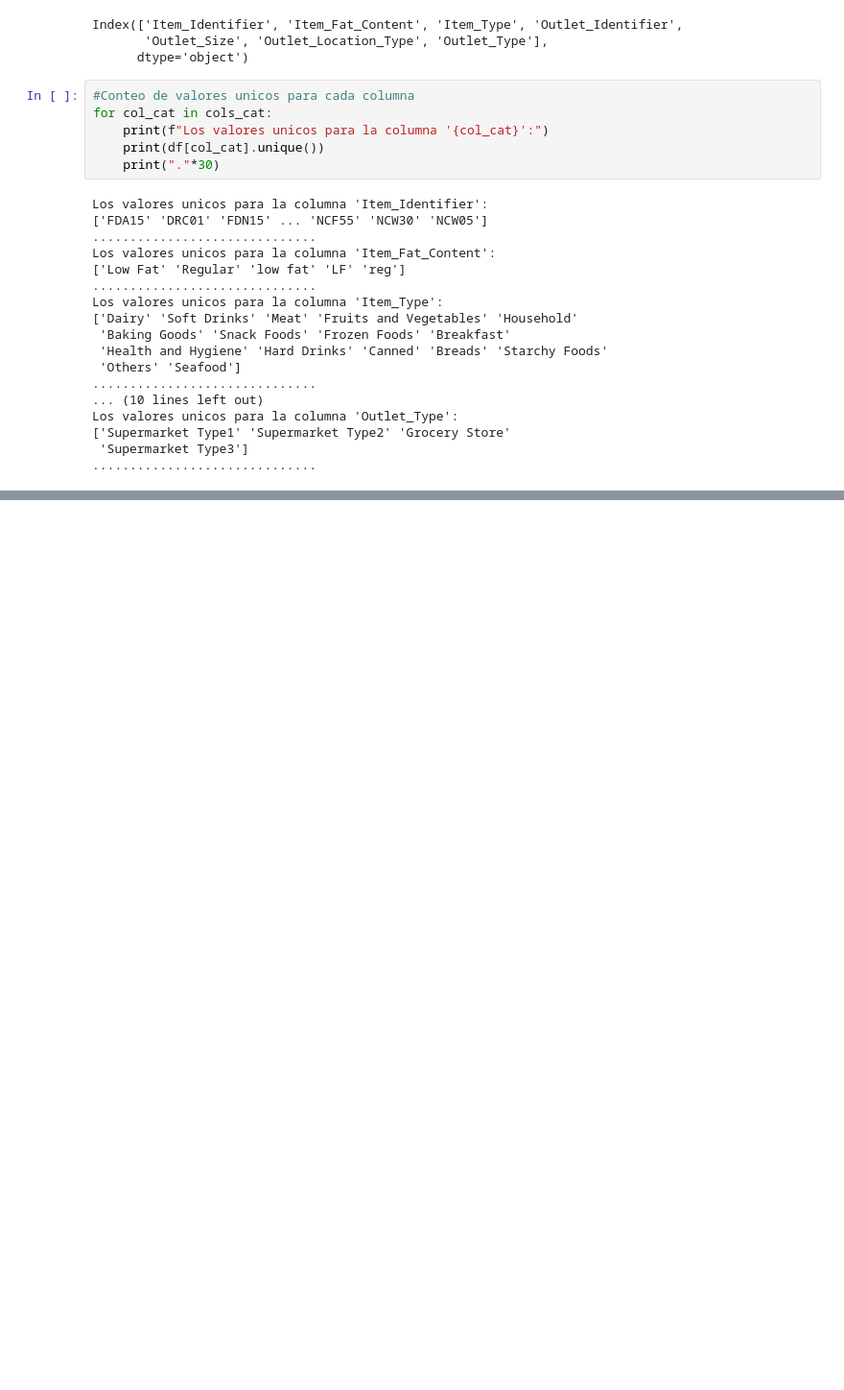
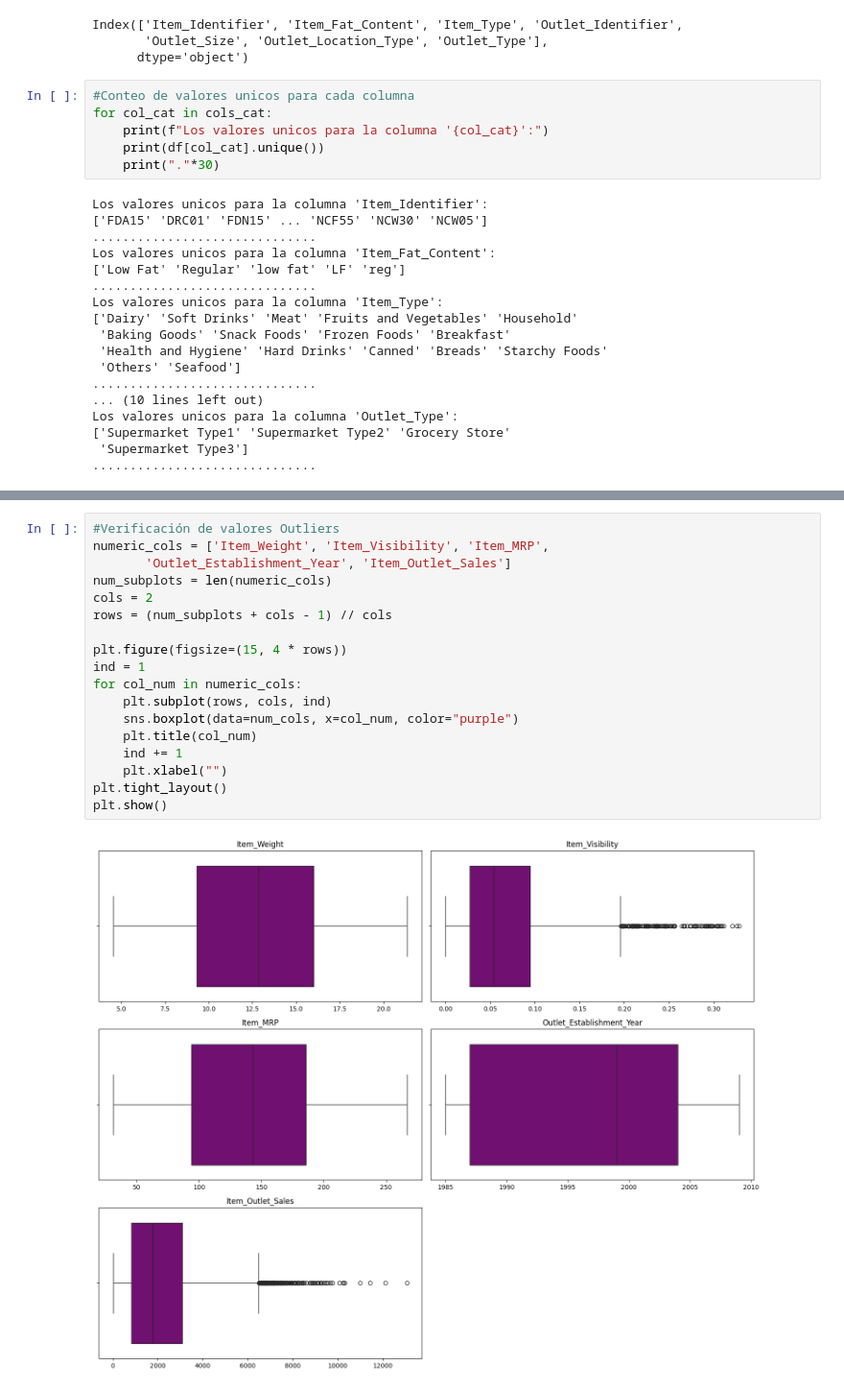
Before and after one commit to alexdaniel-23/Big-Mart-Sales-Prediction, a Jupyter notebook: Big_Mart_Sales.ipynb, the cells around one changed output, grey strips where cells are left out. Shown at 96% size. Drawn from its saved outputs; the diff is of its cells as text; blank space fills up the shorter version.

```diff
--- a/Big_Mart_Sales.ipynb
+++ b/Big_Mart_Sales.ipynb
@@ -250,0 +317,20 @@ Los valores unicos para la columna 'Outlet_Type':
+# %%
+#Verificación de valores Outliers
+numeric_cols = ['Item_Weight', 'Item_Visibility', 'Item_MRP',
+       'Outlet_Establishment_Year', 'Item_Outlet_Sales']
+num_subplots = len(numeric_cols)
+cols = 2
+rows = (num_subplots + cols - 1) // cols
+
+plt.figure(figsize=(15, 4 * rows))
+ind = 1
+for col_num in numeric_cols:
+    plt.subplot(rows, cols, ind)
+    sns.boxplot(data=num_cols, x=col_num, color="purple")
+    plt.title(col_num)
+    ind += 1
+    plt.xlabel("")
+plt.tight_layout()
+plt.show()
+# %% [output]
+[figure, added]
```
Also changed, not shown: parts of 7 cells of this notebook.
